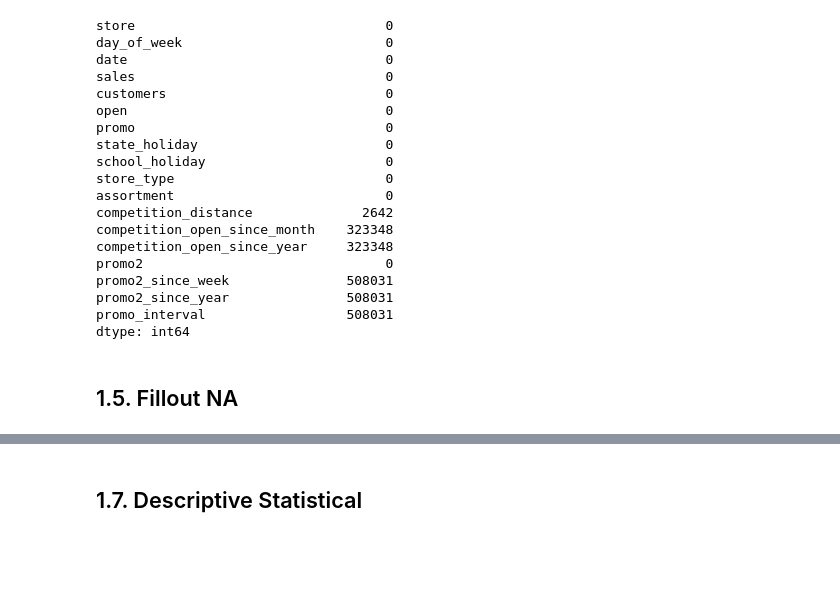
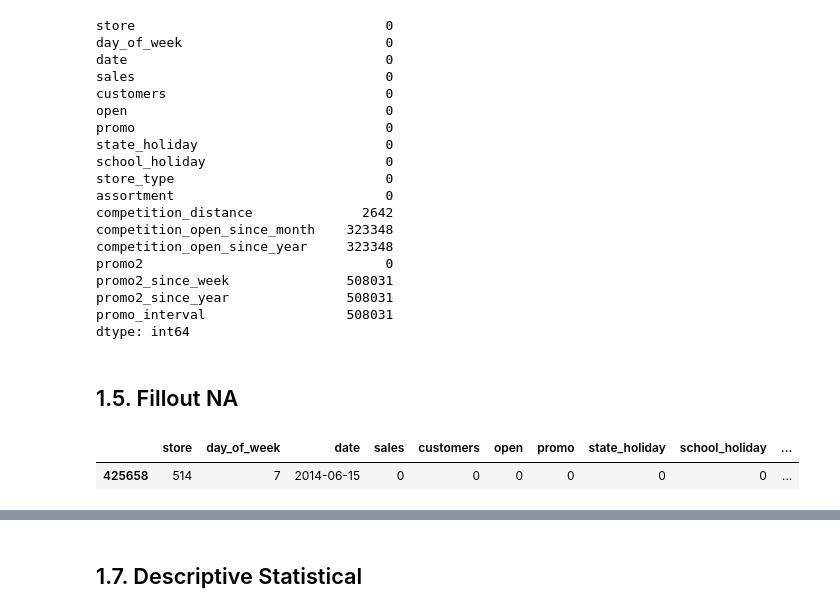
Before and after one commit to douglasaturnino/ds-em-producao, a Jupyter notebook: notebooks/m07_v01_store_sales_prediction.ipynb, the cells around one changed output, grey strips where cells are left out. Saved outputs shown, nothing was run; the diff lists cells and outputs as text; code cells hidden in the pictures; blank space fills up the shorter version.

```diff
--- a/notebooks/m07_v01_store_sales_prediction.ipynb
+++ b/notebooks/m07_v01_store_sales_prediction.ipynb
@@ -164,4 +208,9 @@ promo_interval                  508031
 dtype: int64
 # %% [markdown]
 ## 1.5. Fillout NA
+# %%
+df1.sample()
+# %% [output]
+|  | store | day_of_week | date | sales | customers | open | promo | state_holiday | school_holiday | ... |
+| 425658 | 514 | 7 | 2014-06-15 | 0 | 0 | 0 | 0 | 0 | 0 | ... |
 # %%
```
Also changed, not shown: parts of 24 cells of this notebook, 1 other file.
